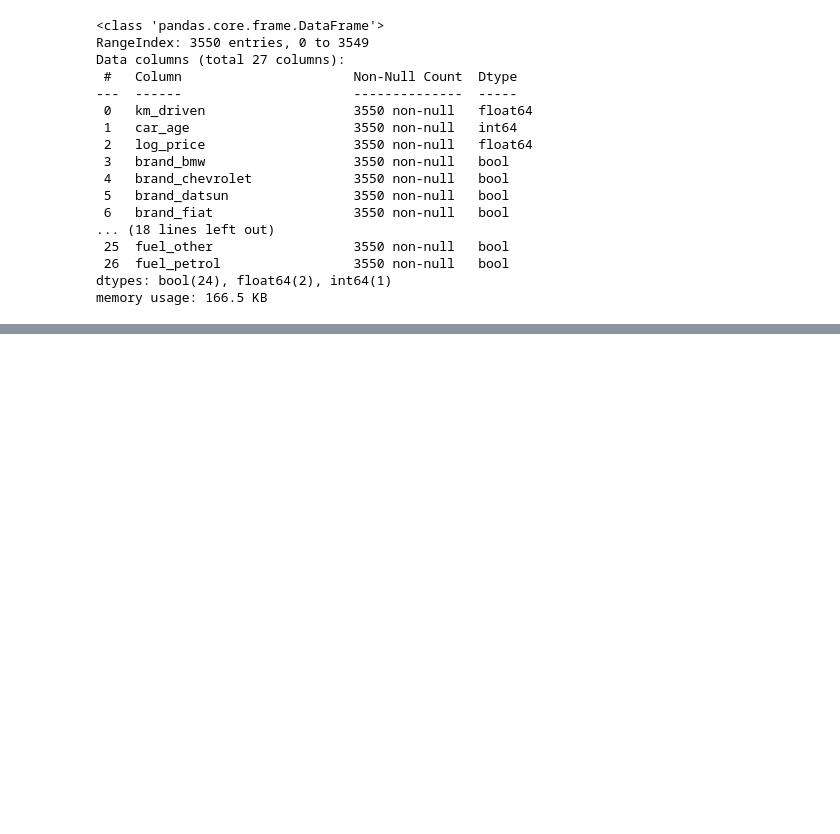
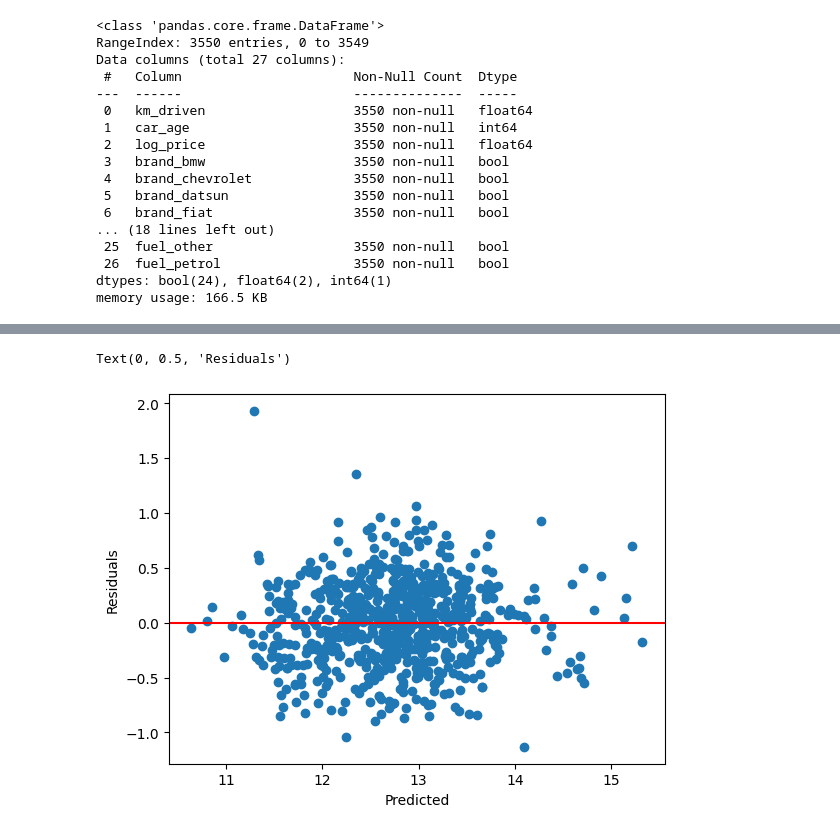
Before and after one commit to rajeshxdatascience/Car-Price-Prediction-ML, a Jupyter notebook: 02_Model_Training.ipynb, the cells around one changed output, grey strips where cells are left out. Drawn from its saved outputs; the diff is of its cells as text; code cells hidden in the pictures; blank space fills up the shorter version.

```diff
--- a/02_Model_Training.ipynb
+++ b/02_Model_Training.ipynb
@@ -27,0 +88,8 @@ memory usage: 166.5 KB
+# %%
+plt.scatter(y_pred, y_test - y_pred)
+plt.axhline(0,color='red')
+plt.xlabel("Predicted")
+plt.ylabel("Residuals")
+# %% [output]
+Text(0, 0.5, 'Residuals')
+[figure, added]
```
Also changed, not shown: parts of 10 cells of this notebook.
